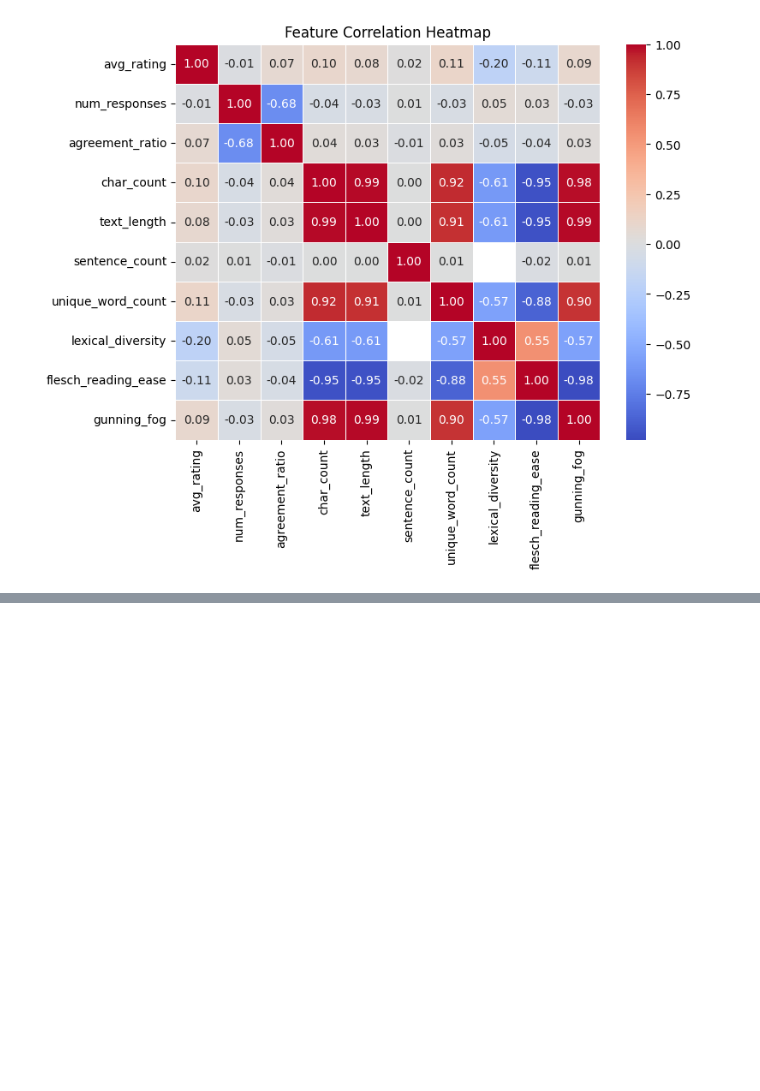
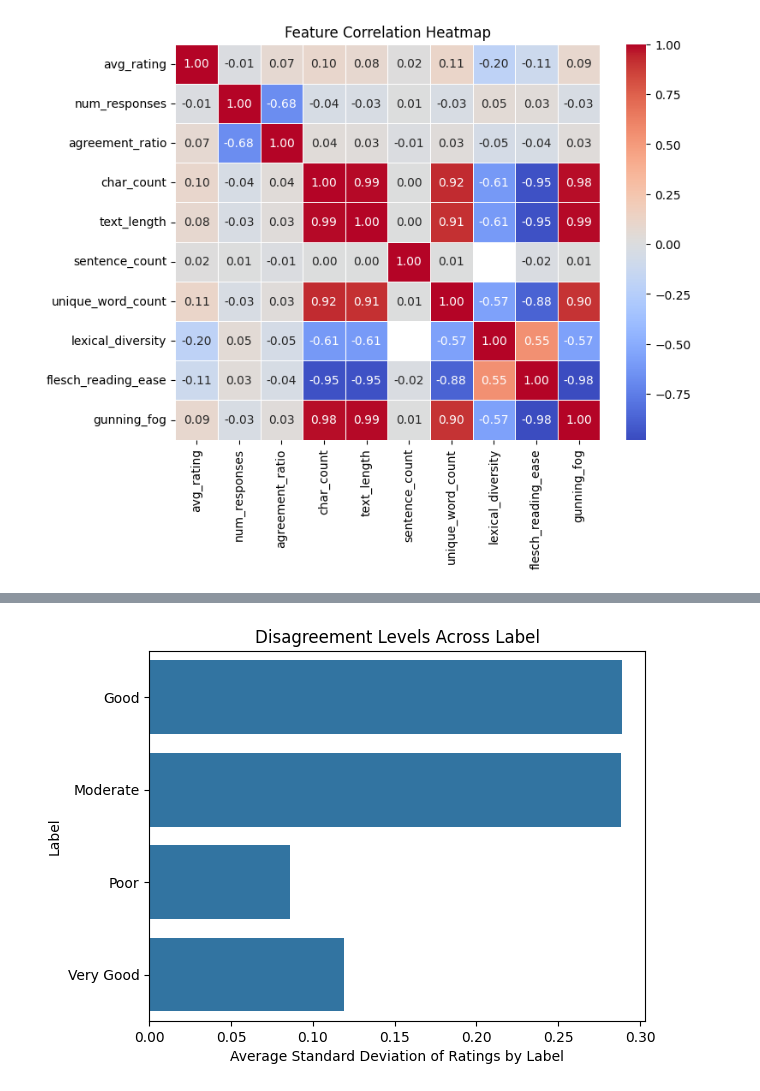
Before and after one commit to GSA/Customer-Data-Survey-Analysis, a Jupyter notebook: Notebooks/Classifier/Exploratory Data Analysis for Classifier.ipynb, the cells around one changed output, grey strips where cells are left out. Cells and saved outputs as stored; diff of their text form; code cells hidden in the pictures; blank space fills up the shorter version.

```diff
--- a/Notebooks/Classifier/Exploratory Data Analysis for Classifier.ipynb
+++ b/Notebooks/Classifier/Exploratory Data Analysis for Classifier.ipynb
@@ -1130,0 +1324,12 @@ plt.show()
+# %%
+# Group by Kind category and compute average disagreeement
+label_disagreement = df.groupby("label")["response_std"].mean().reset_index()
+
+# Plot
+sns.barplot(data=label_disagreement, x="response_std", y="label")
+plt.xlabel("Average Standard Deviation of Ratings by Label")
+plt.ylabel("Label")
+plt.title("Disagreement Levels Across Label")
+plt.show()
+# %% [output]
+[figure, added]
```
Also changed, not shown: parts of 24 cells of this notebook.
